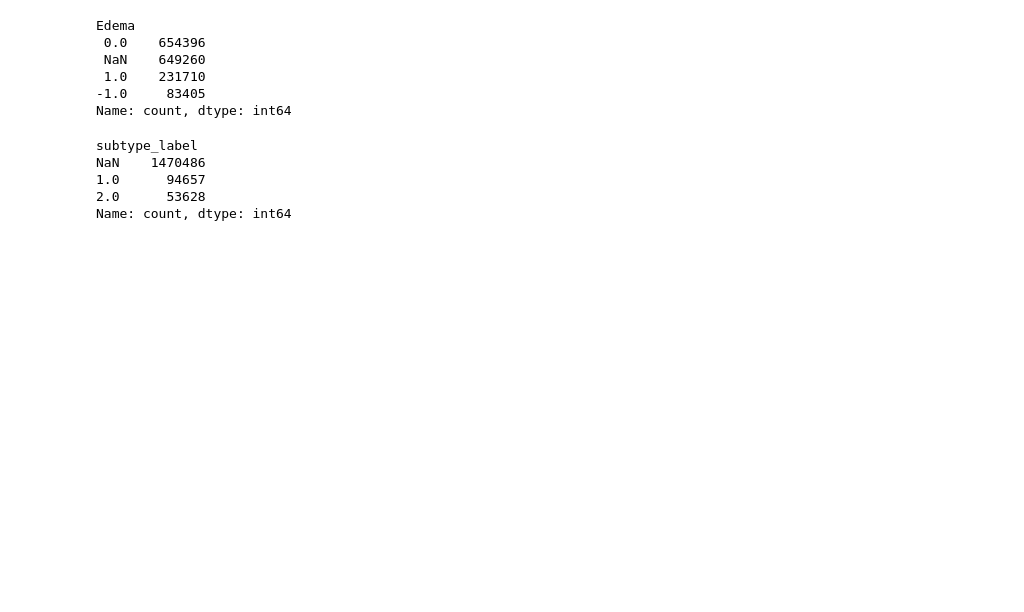
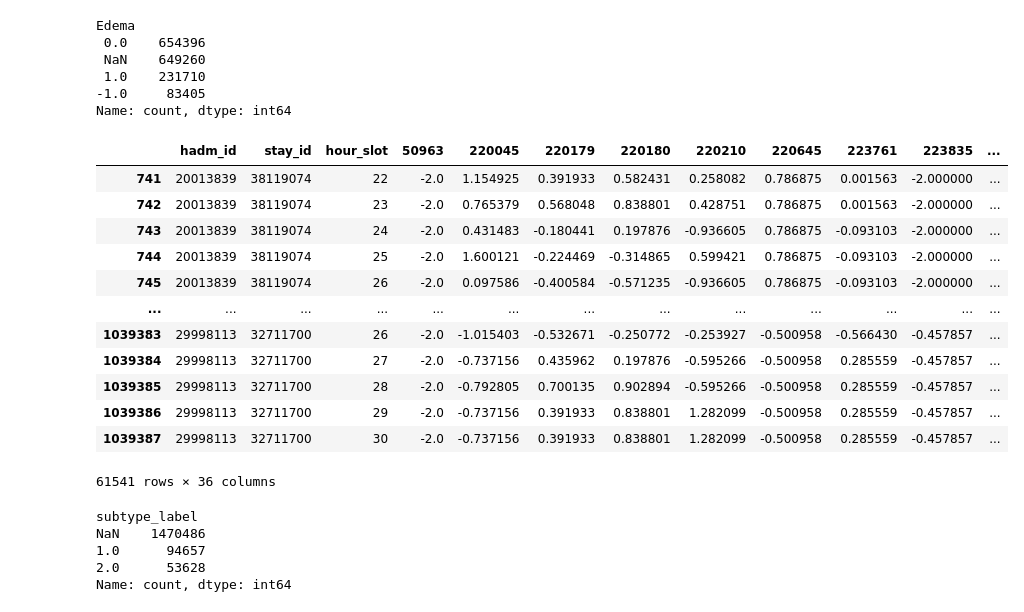
Before and after one commit to lastdancewithyou/multimodal_edema_prediction, a Jupyter notebook: preprocess/time_series_cxr_preprocess_20260316.ipynb, the cells around one changed output. Saved outputs shown, nothing was run; the diff lists cells and outputs as text; code cells hidden in the pictures; blank space fills up the shorter version.

```diff
--- a/preprocess/time_series_cxr_preprocess_20260316.ipynb
+++ b/preprocess/time_series_cxr_preprocess_20260316.ipynb
@@ -1748,6 +1748,22 @@ Edema
  1.0    231710
 -1.0     83405
 Name: count, dtype: int64
+# %%
+df_features[(df_features['subtype_label'].isnull()) & (df_features['score_diff_normalized']>0)]
+# %% [output]
+|  | hadm_id | stay_id | hour_slot | 50963 | 220045 | 220179 | 220180 | 220210 | 220645 | 223761 | 223835 | ... |
+| 741 | 20013839 | 38119074 | 22 | -2.0 | 1.154925 | 0.391933 | 0.582431 | 0.258082 | 0.786875 | 0.001563 | -2.000000 | ... |
+| 742 | 20013839 | 38119074 | 23 | -2.0 | 0.765379 | 0.568048 | 0.838801 | 0.428751 | 0.786875 | 0.001563 | -2.000000 | ... |
+| 743 | 20013839 | 38119074 | 24 | -2.0 | 0.431483 | -0.180441 | 0.197876 | -0.936605 | 0.786875 | -0.093103 | -2.000000 | ... |
+| 744 | 20013839 | 38119074 | 25 | -2.0 | 1.600121 | -0.224469 | -0.314865 | 0.599421 | 0.786875 | -0.093103 | -2.000000 | ... |
+| 745 | 20013839 | 38119074 | 26 | -2.0 | 0.097586 | -0.400584 | -0.571235 | -0.936605 | 0.786875 | -0.093103 | -2.000000 | ... |
+| ... | ... | ... | ... | ... | ... | ... | ... | ... | ... | ... | ... | ... |
+| 1039383 | 29998113 | 32711700 | 26 | -2.0 | -1.015403 | -0.532671 | -0.250772 | -0.253927 | -0.500958 | -0.566430 | -0.457857 | ... |
+| 1039384 | 29998113 | 32711700 | 27 | -2.0 | -0.737156 | 0.435962 | 0.197876 | -0.595266 | -0.500958 | 0.285559 | -0.457857 | ... |
+| 1039385 | 29998113 | 32711700 | 28 | -2.0 | -0.792805 | 0.700135 | 0.902894 | -0.595266 | -0.500958 | 0.285559 | -0.457857 | ... |
+| 1039386 | 29998113 | 32711700 | 29 | -2.0 | -0.737156 | 0.391933 | 0.838801 | 1.282099 | -0.500958 | 0.285559 | -0.457857 | ... |
+| 1039387 | 29998113 | 32711700 | 30 | -2.0 | -0.737156 | 0.391933 | 0.838801 | 1.282099 | -0.500958 | 0.285559 | -0.457857 | ... |
+61541 rows × 36 columns
 # %%
 df_features['subtype_label'].value_counts(dropna=False)
 # %% [output]
```
Also changed, not shown: 12 other files.
